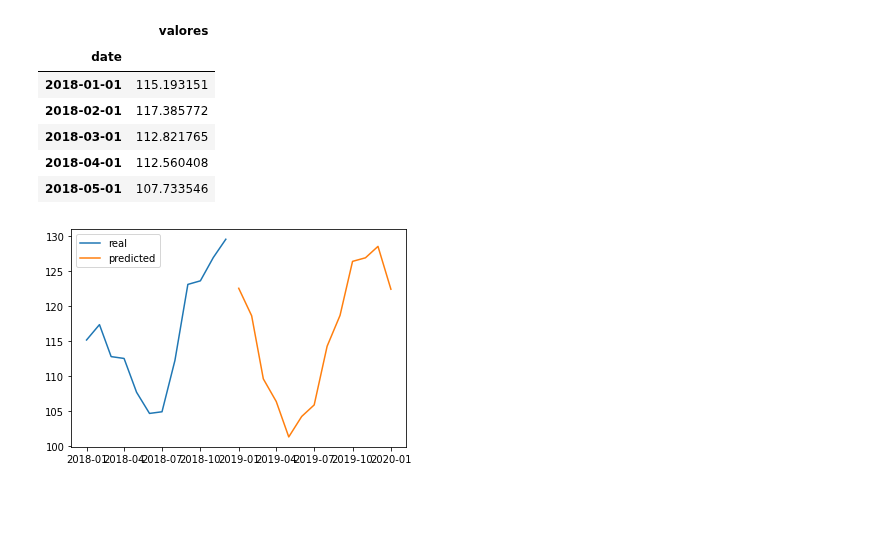
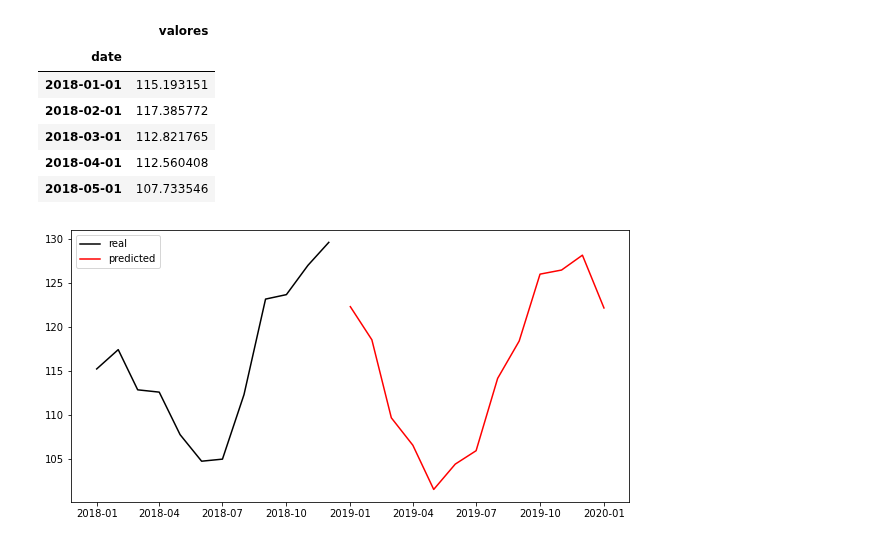
Before and after one commit to Ironhack-Part-Time-Enero2022/apuntes-clases, a Jupyter notebook: semana-20/20.1-time-series-no-estacionario.ipynb, the cells around one changed output. Saved outputs shown, nothing was run; the diff lists cells and outputs as text; code cells hidden in the pictures; blank space fills up the shorter version.

```diff
--- a/semana-20/20.1-time-series-no-estacionario.ipynb
+++ b/semana-20/20.1-time-series-no-estacionario.ipynb
@@ -193,7 +194,7 @@ df.head()
 # %%
-df["year"] = df.index.year
-df["month"] = df.index.month
-df.head()
+df2["year"] = df2.index.year
+df2["month"] = df2.index.month
+df2.head()
 # %% [output]
 |  | valores | year | month |
 | date |  |  |  |
@@ -462,8 +455,8 @@ df2.head()
 | 2018-04-01 | 112.560408 |
 | 2018-05-01 | 107.733546 |
 # %%
-plt.plot(df2)
-plt.plot(pred2)
+plt.plot(df2, c = "black")
+plt.plot(pred2, c = "red")
 plt.legend(["real", "predicted"]);
 # %% [output]
-[figure, old version]
+[figure, new version]
```
Also changed, not shown: parts of 35 cells of this notebook, 1 other file.
